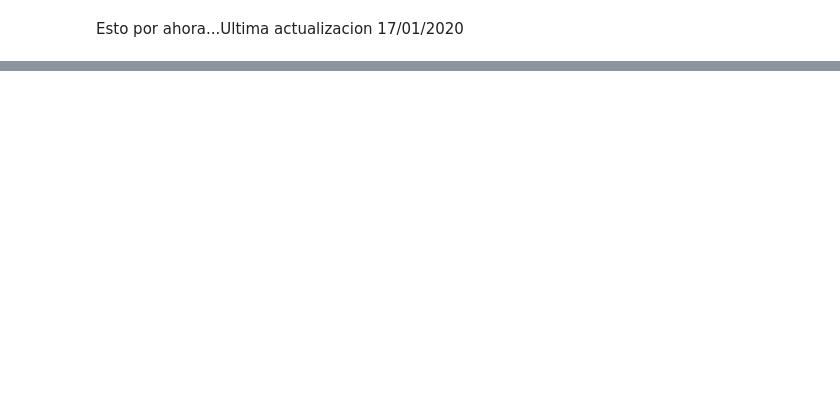
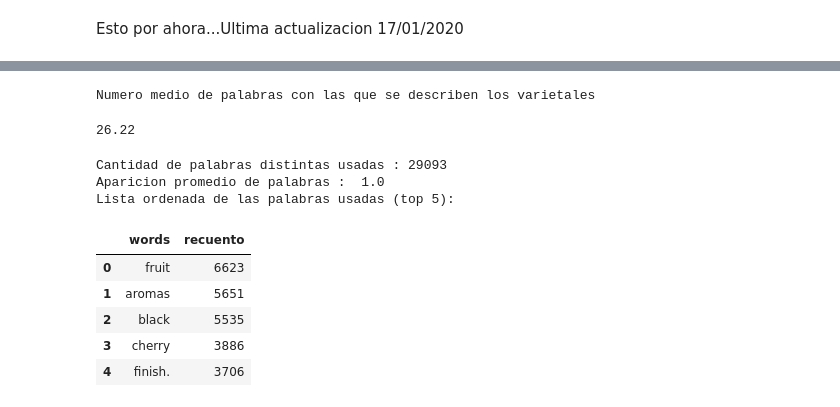
Before and after one commit to Arzanico/TopicModeling, a Jupyter notebook: notebook/topicModeling_1.ipynb, the cells around one changed output, grey strips where cells are left out. Cells and saved outputs as stored; diff of their text form; code cells hidden in the pictures; blank space fills up the shorter version.

```diff
--- a/notebook/topicModeling_1.ipynb
+++ b/notebook/topicModeling_1.ipynb
@@ -224,0 +259,24 @@ Esto por ahora...Ultima actualizacion 17/01/2020
+# %%
+# El siguiente analisis se va a enfocar en las descripciones de los varitales.
+df2 = pd.DataFrame(pd.Series(' '.join([w for w in desc.description]).split()).value_counts()).reset_index(drop=False).rename(columns={'index':'words',0:'recuento'})
+# %%
+print('Numero medio de palabras con las que se describen los varietales')
+round(desc.description.apply(lambda x : len(x.split())).mean(), 2)
+# %% [output]
+Numero medio de palabras con las que se describen los varietales
+26.22
+# %%
+print('Cantidad de palabras distintas usadas :', df2.words.unique().size)
+print('Aparicion promedio de palabras : ', round(df2.words.value_counts().mean(), 2))
+print('Lista ordenada de las palabras usadas (top 5):')
+df2[:5]
+# %% [output]
+Cantidad de palabras distintas usadas : 29093
+Aparicion promedio de palabras :  1.0
+Lista ordenada de las palabras usadas (top 5):
+|  | words | recuento |
+| 0 | fruit | 6623 |
+| 1 | aromas | 5651 |
+| 2 | black | 5535 |
+| 3 | cherry | 3886 |
+| 4 | finish. | 3706 |
```
Also changed, not shown: parts of 9 cells of this notebook.
